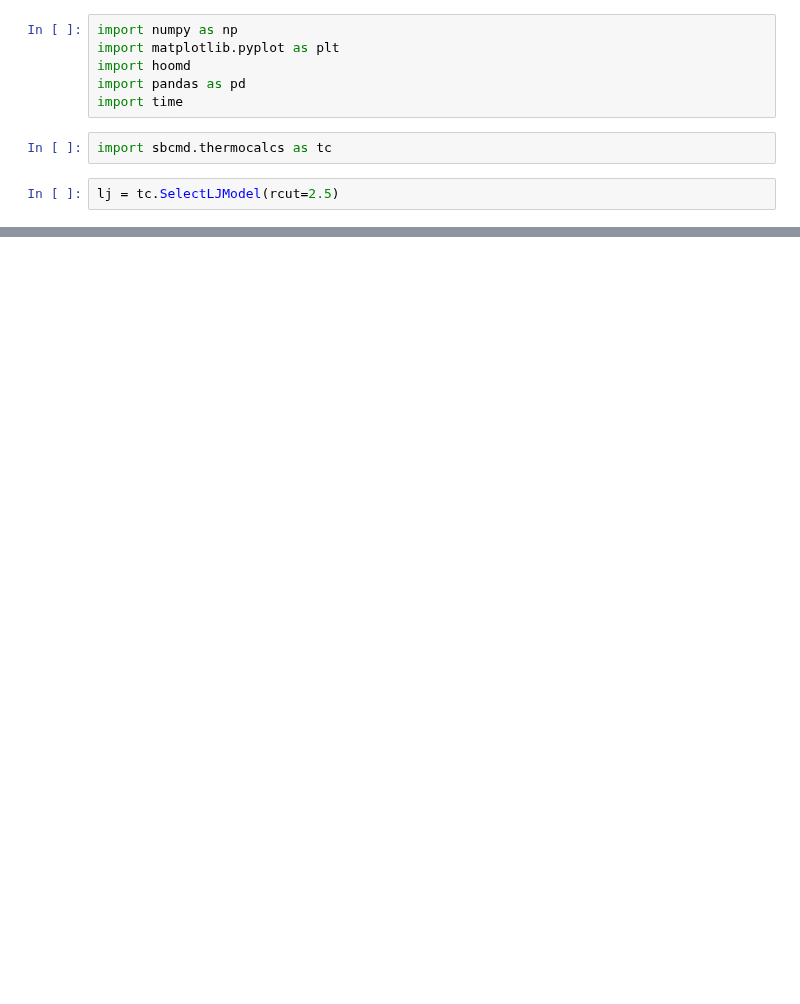
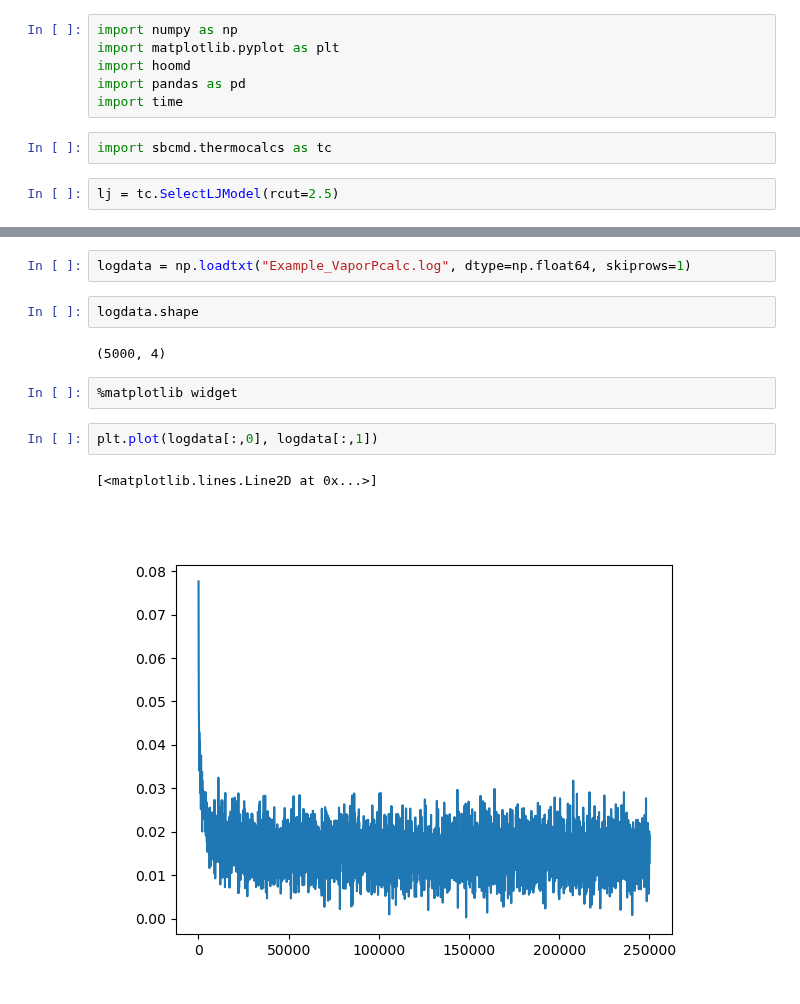
Before and after one commit to SBC-Collaboration/MDsims, a Jupyter notebook: Example_VaporPcalc.ipynb, the cells around one changed output, grey strips where cells are left out. Drawn from its saved outputs; the diff is of its cells as text; blank space fills up the shorter version.

Commit message:
added plot to notebook example

```diff
--- a/Example_VaporPcalc.ipynb
+++ b/Example_VaporPcalc.ipynb
@@ -19,0 +20,13 @@ elapsedtime
+# %%
+logdata = np.loadtxt("Example_VaporPcalc.log", dtype=np.float64, skiprows=1)
+# %%
+logdata.shape
+# %% [output]
+(5000, 4)
+# %%
+%matplotlib widget
+# %%
+plt.plot(logdata[:,0], logdata[:,1])
+# %% [output]
+[<matplotlib.lines.Line2D at 0x...>]
+[figure, added]
```
Also changed, not shown: parts of 2 cells of this notebook.
